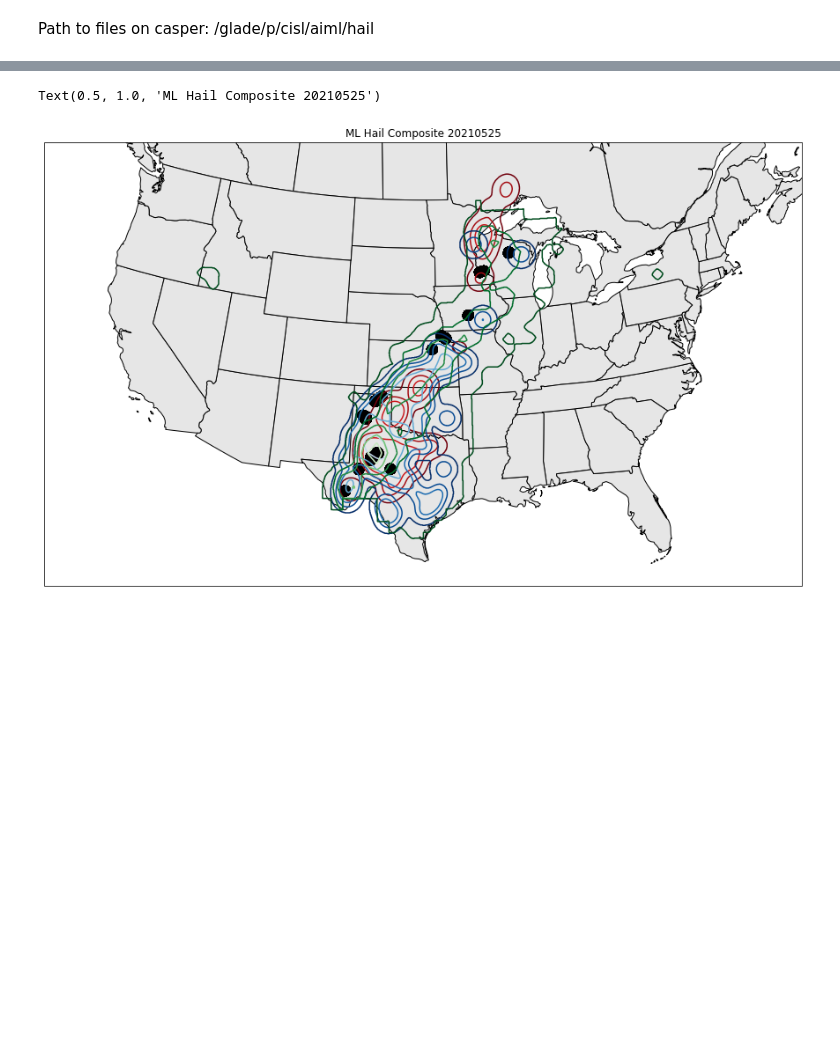
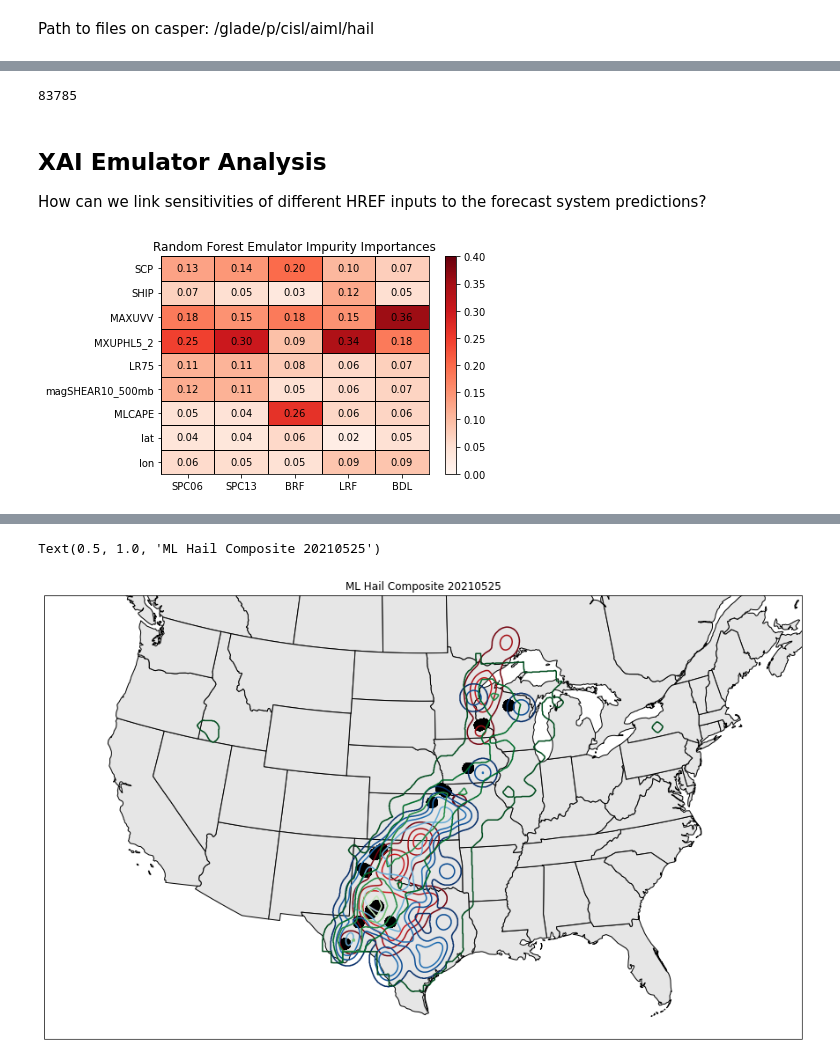
Before and after one commit to djgagne/hagelslag, a Jupyter notebook: demos/hwt_2021_eval.ipynb, the cells around one changed output, grey strips where cells are left out. Saved outputs shown, nothing was run; the diff lists cells and outputs as text; code cells hidden in the pictures; blank space fills up the shorter version.

Commit message:
Updated evaluation analysis

```diff
--- a/demos/hwt_2021_eval.ipynb
+++ b/demos/hwt_2021_eval.ipynb
@@ -654,0 +792,32 @@ for lsr_date in lsr_dates:
+# %%
+np.count_nonzero(var_comp_all["loken_rf"] > 0)
+# %% [output]
+83785
+# %% [markdown]
+## XAI Emulator Analysis
+How can we link sensitivities of different HREF inputs to the forecast system predictions?
+# %%
+rfs = {}
+rf_targets = ["spc_06_max", "spc_13_max", "burke_rf", "loken_rf", "burke_dl"]
+rf_inputs = ["lon", "lat"] + href_vars_short
+rf_rows = var_comp_all["loken_rf"] > 0
+for rf_target in rf_targets:
+    rfs[rf_target] = RandomForestRegressor(n_jobs=8, n_estimators=32, max_features="sqrt", max_depth=10)
+    rfs[rf_target].fit(var_comp_all.loc[rf_rows, rf_inputs].values, var_comp_all.loc[rf_rows, rf_target])
+# %%
+importances = np.zeros((len(rf_inputs), len(rf_targets)))
+m = 0
+for mod_name, mod in rfs.items():
+    importances[:, m] = mod.feature_importances_
+    m += 1
+# %%
+plt.pcolormesh(importances, cmap='Reds', vmax=0.4, vmin=0, edgecolor="k")
+for (i,j), v in np.ndenumerate(importances):
+    plt.text(j + 0.5, i + 0.5, f"{v:0.2f}", ha="center", va="center")
+plt.colorbar()
+plt.yticks(np.arange(len(rf_inputs)) + 0.5, rf_inputs)
+plt.xticks(np.arange(5) + 0.5, ["SPC06", "SPC13", "BRF", "LRF", "BDL"])
+plt.title("Random Forest Emulator Impurity Importances")
+plt.savefig("em_impurity_importances.png", dpi=200, bbox_inches="tight")
+# %% [output]
+[figure, added]
```
Also changed, not shown: parts of 67 cells of this notebook, 2 other files.
